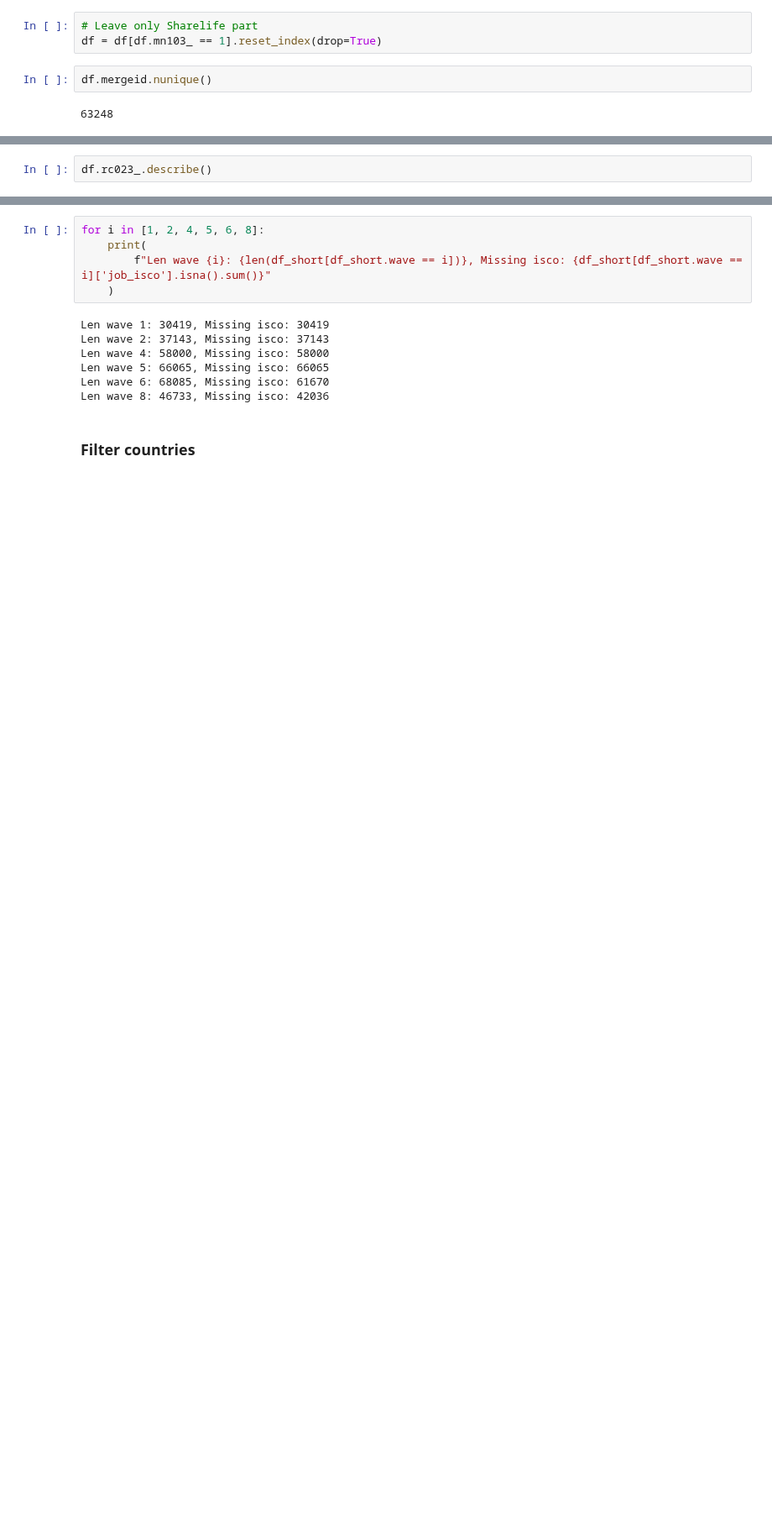
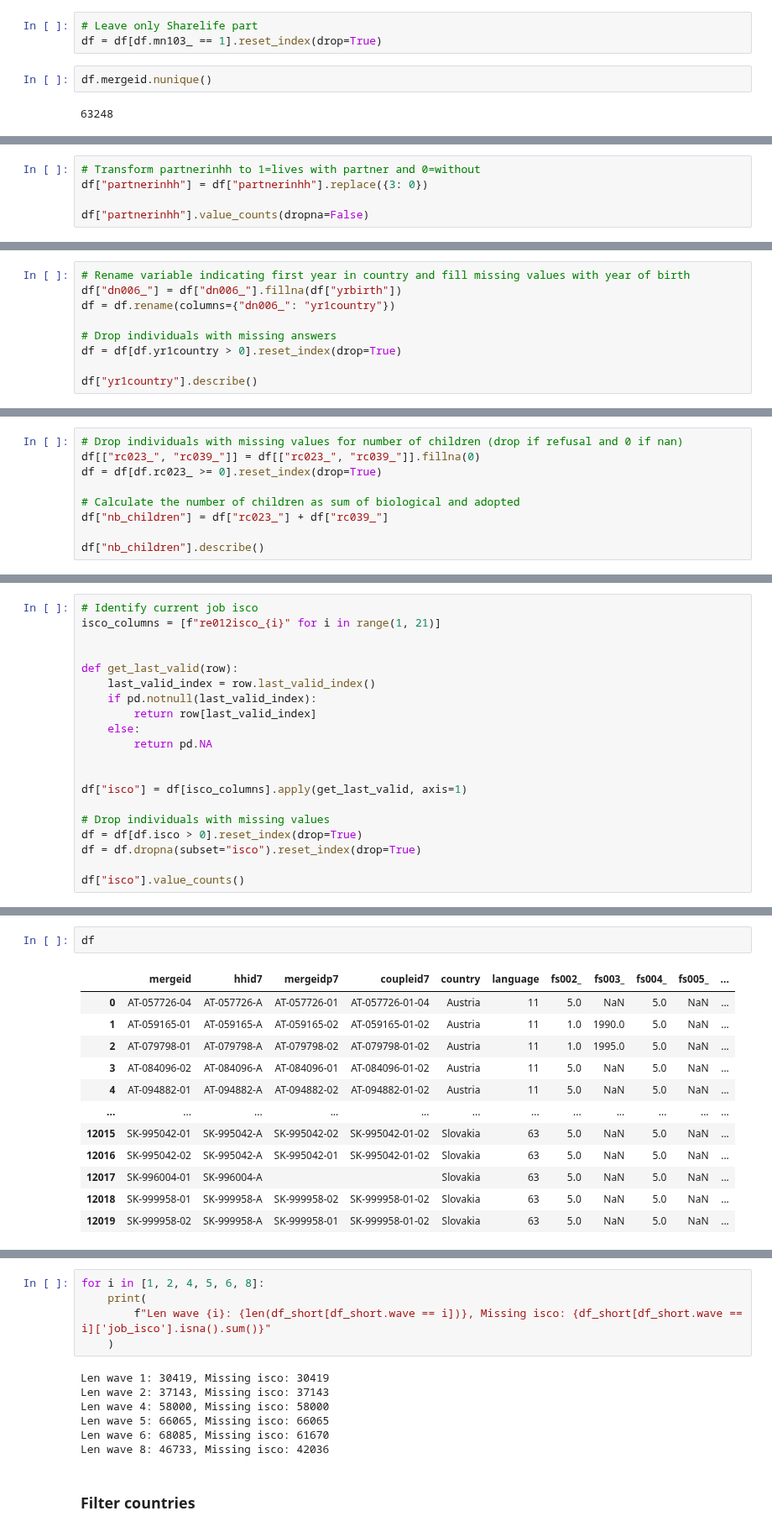
Before and after one commit to lugovalexa/MH-old-workers, a Jupyter notebook: notebooks/creating_dataset_sharelife.ipynb, the cells around one changed output, grey strips where cells are left out. Shown at 84% size. Drawn from its saved outputs; the diff is of its cells as text; blank space fills up the shorter version.

```diff
--- a/notebooks/creating_dataset_sharelife.ipynb
+++ b/notebooks/creating_dataset_sharelife.ipynb
@@ -88,0 +99,5 @@ value_labels.get("dn010_")
+# %%
+# Transform partnerinhh to 1=lives with partner and 0=without
+df["partnerinhh"] = df["partnerinhh"].replace({3: 0})
+
+df["partnerinhh"].value_counts(dropna=False)
@@ -88,0 +109,9 @@ value_labels.get("dn010_")
+# %%
+# Rename variable indicating first year in country and fill missing values with year of birth
+df["dn006_"] = df["dn006_"].fillna(df["yrbirth"])
+df = df.rename(columns={"dn006_": "yr1country"})
+
+# Drop individuals with missing answers
+df = df[df.yr1country > 0].reset_index(drop=True)
+
+df["yr1country"].describe()
@@ -88,0 +160,9 @@ value_labels.get("dn010_")
+# %%
+# Drop individuals with missing values for number of children (drop if refusal and 0 if nan)
+df[["rc023_", "rc039_"]] = df[["rc023_", "rc039_"]].fillna(0)
+df = df[df.rc023_ >= 0].reset_index(drop=True)
+
+# Calculate the number of children as sum of biological and adopted
+df["nb_children"] = df["rc023_"] + df["rc039_"]
+
+df["nb_children"].describe()
@@ -88,0 +179,20 @@ value_labels.get("dn010_")
+# %%
+# Identify current job isco
+isco_columns = [f"re012isco_{i}" for i in range(1, 21)]
+
+
+def get_last_valid(row):
+    last_valid_index = row.last_valid_index()
+    if pd.notnull(last_valid_index):
+        return row[last_valid_index]
+    else:
+        return pd.NA
+
+
+df["isco"] = df[isco_columns].apply(get_last_valid, axis=1)
+
+# Drop individuals with missing values
+df = df[df.isco > 0].reset_index(drop=True)
+df = df.dropna(subset="isco").reset_index(drop=True)
+
+df["isco"].value_counts()
@@ -89,3 +234,15 @@ value_labels.get("dn010_")
 # %%
-df.rc023_.describe()
+df
 # %% [output]
+|  | mergeid | hhid7 | mergeidp7 | coupleid7 | country | language | fs002_ | fs003_ | fs004_ | fs005_ | ... |
+| 0 | AT-057726-04 | AT-057726-A | AT-057726-01 | AT-057726-01-04 | Austria | 11 | 5.0 | NaN | 5.0 | NaN | ... |
+| 1 | AT-059165-01 | AT-059165-A | AT-059165-02 | AT-059165-01-02 | Austria | 11 | 1.0 | 1990.0 | 5.0 | NaN | ... |
+| 2 | AT-079798-01 | AT-079798-A | AT-079798-02 | AT-079798-01-02 | Austria | 11 | 1.0 | 1995.0 | 5.0 | NaN | ... |
+| 3 | AT-084096-02 | AT-084096-A | AT-084096-01 | AT-084096-01-02 | Austria | 11 | 5.0 | NaN | 5.0 | NaN | ... |
+| 4 | AT-094882-01 | AT-094882-A | AT-094882-02 | AT-094882-01-02 | Austria | 11 | 5.0 | NaN | 5.0 | NaN | ... |
+| ... | ... | ... | ... | ... | ... | ... | ... | ... | ... | ... | ... |
+| 12015 | SK-995042-01 | SK-995042-A | SK-995042-02 | SK-995042-01-02 | Slovakia | 63 | 5.0 | NaN | 5.0 | NaN | ... |
+| 12016 | SK-995042-02 | SK-995042-A | SK-995042-01 | SK-995042-01-02 | Slovakia | 63 | 5.0 | NaN | 5.0 | NaN | ... |
+| 12017 | SK-996004-01 | SK-996004-A |  |  | Slovakia | 63 | 5.0 | NaN | 5.0 | NaN | ... |
+| 12018 | SK-999958-01 | SK-999958-A | SK-999958-02 | SK-999958-01-02 | Slovakia | 63 | 5.0 | NaN | 5.0 | NaN | ... |
+| 12019 | SK-999958-02 | SK-999958-A | SK-999958-01 | SK-999958-01-02 | Slovakia | 63 | 5.0 | NaN | 5.0 | NaN | ... |
```
Also changed, not shown: parts of 17 cells of this notebook, 1 other file.
